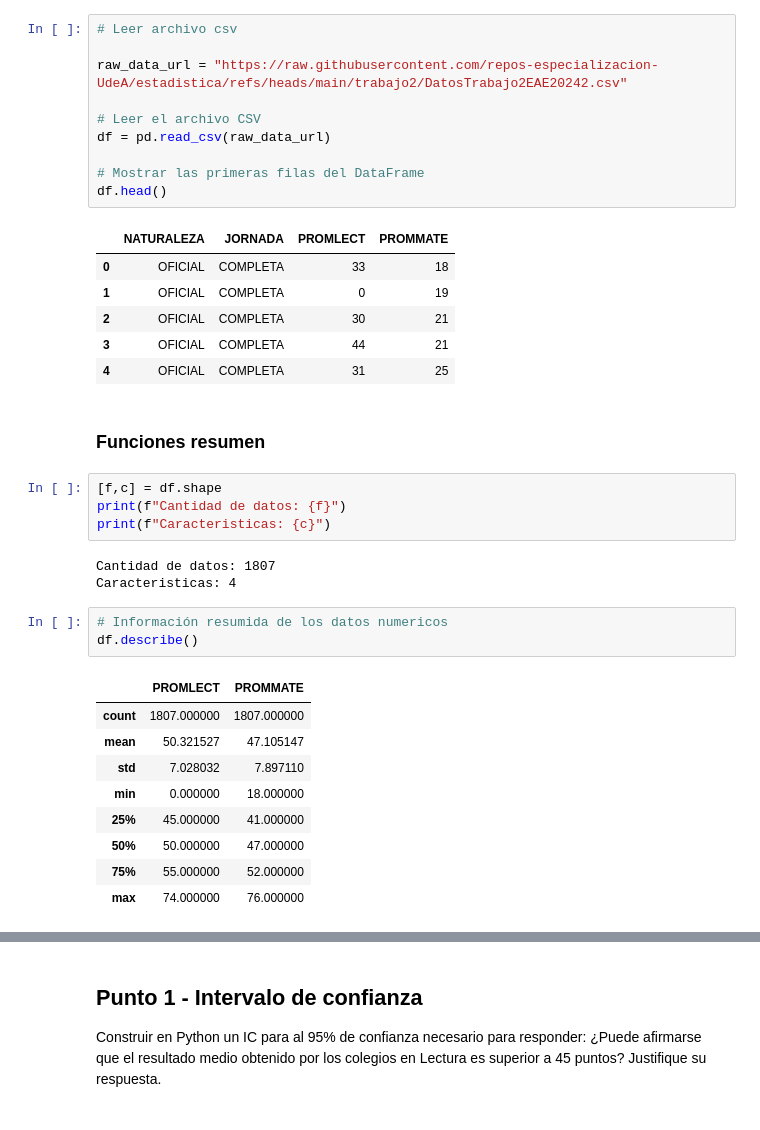
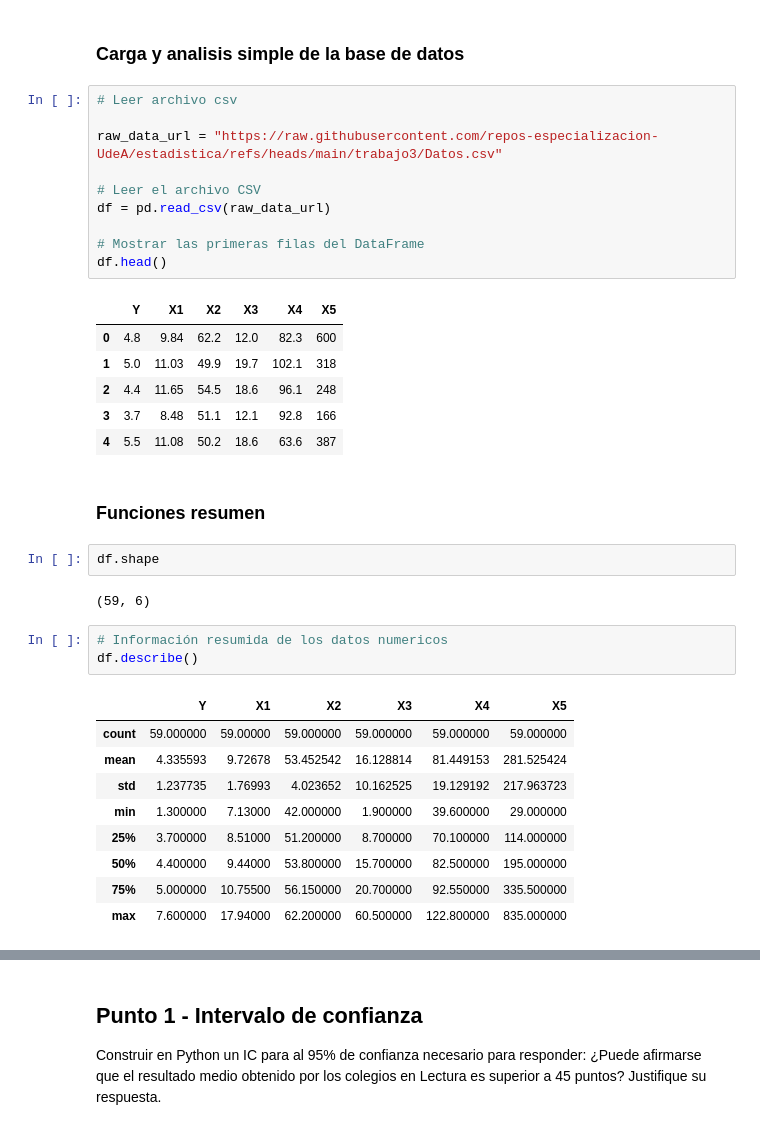
Before and after one commit to repos-especializacion-UdeA/estadistica, a Jupyter notebook: trabajo3/trabajo3.ipynb, the cells around one changed output, grey strips where cells are left out. Saved outputs shown, nothing was run; the diff lists cells and outputs as text.

```diff
--- a/trabajo3/trabajo3.ipynb
+++ b/trabajo3/trabajo3.ipynb
@@ -25,39 +55,38 @@ La base de datos con la que le corresponde trabajar, se obtiene como una muestra
+# %% [markdown]
+### Carga y analisis simple de la base de datos
 # %%
 # Leer archivo csv
 
-raw_data_url = "https://raw.githubusercontent.com/repos-especializacion-UdeA/estadistica/refs/heads/main/trabajo2/DatosTrabajo2EAE20242.csv"
+raw_data_url = "https://raw.githubusercontent.com/repos-especializacion-UdeA/estadistica/refs/heads/main/trabajo3/Datos.csv"
 
 # Leer el archivo CSV
 df = pd.read_csv(raw_data_url)
 
 # Mostrar las primeras filas del DataFrame
 df.head()
 # %% [output]
-|  | NATURALEZA | JORNADA | PROMLECT | PROMMATE |
-| 0 | OFICIAL | COMPLETA | 33 | 18 |
-| 1 | OFICIAL | COMPLETA | 0 | 19 |
-| 2 | OFICIAL | COMPLETA | 30 | 21 |
-| 3 | OFICIAL | COMPLETA | 44 | 21 |
-| 4 | OFICIAL | COMPLETA | 31 | 25 |
+|  | Y | X1 | X2 | X3 | X4 | X5 |
+| 0 | 4.8 | 9.84 | 62.2 | 12.0 | 82.3 | 600 |
+| 1 | 5.0 | 11.03 | 49.9 | 19.7 | 102.1 | 318 |
+| 2 | 4.4 | 11.65 | 54.5 | 18.6 | 96.1 | 248 |
+| 3 | 3.7 | 8.48 | 51.1 | 12.1 | 92.8 | 166 |
+| 4 | 5.5 | 11.08 | 50.2 | 18.6 | 63.6 | 387 |
 # %% [markdown]
 ### Funciones resumen
-# %%
-[f,c] = df.shape
-print(f"Cantidad de datos: {f}")
-print(f"Caracteristicas: {c}")
-# %% [output]
-Cantidad de datos: 1807
-Caracteristicas: 4
+# %%
+df.shape
+# %% [output]
+(59, 6)
 # %%
 # Información resumida de los datos numericos
 df.describe()
 # %% [output]
-|  | PROMLECT | PROMMATE |
-| count | 1807.000000 | 1807.000000 |
-| mean | 50.321527 | 47.105147 |
-| std | 7.028032 | 7.897110 |
-| min | 0.000000 | 18.000000 |
-| 25% | 45.000000 | 41.000000 |
-| 50% | 50.000000 | 47.000000 |
-| 75% | 55.000000 | 52.000000 |
-| max | 74.000000 | 76.000000 |
+|  | Y | X1 | X2 | X3 | X4 | X5 |
+| count | 59.000000 | 59.00000 | 59.000000 | 59.000000 | 59.000000 | 59.000000 |
+| mean | 4.335593 | 9.72678 | 53.452542 | 16.128814 | 81.449153 | 281.525424 |
+| std | 1.237735 | 1.76993 | 4.023652 | 10.162525 | 19.129192 | 217.963723 |
+| min | 1.300000 | 7.13000 | 42.000000 | 1.900000 | 39.600000 | 29.000000 |
+| 25% | 3.700000 | 8.51000 | 51.200000 | 8.700000 | 70.100000 | 114.000000 |
+| 50% | 4.400000 | 9.44000 | 53.800000 | 15.700000 | 82.500000 | 195.000000 |
+| 75% | 5.000000 | 10.75500 | 56.150000 | 20.700000 | 92.550000 | 335.500000 |
+| max | 7.600000 | 17.94000 | 62.200000 | 60.500000 | 122.800000 | 835.000000 |
```
Also changed, not shown: parts of 11 cells of this notebook.
